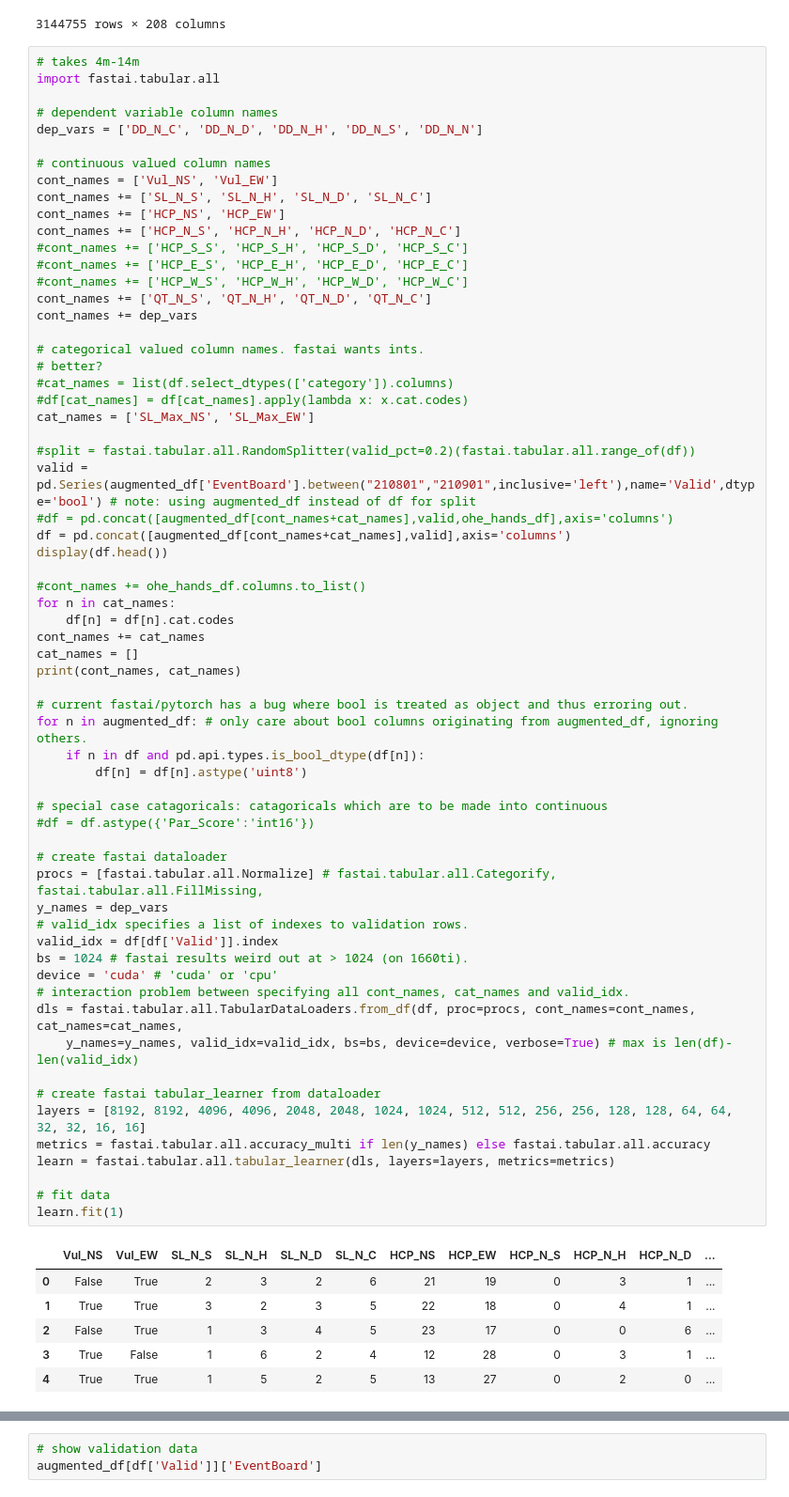
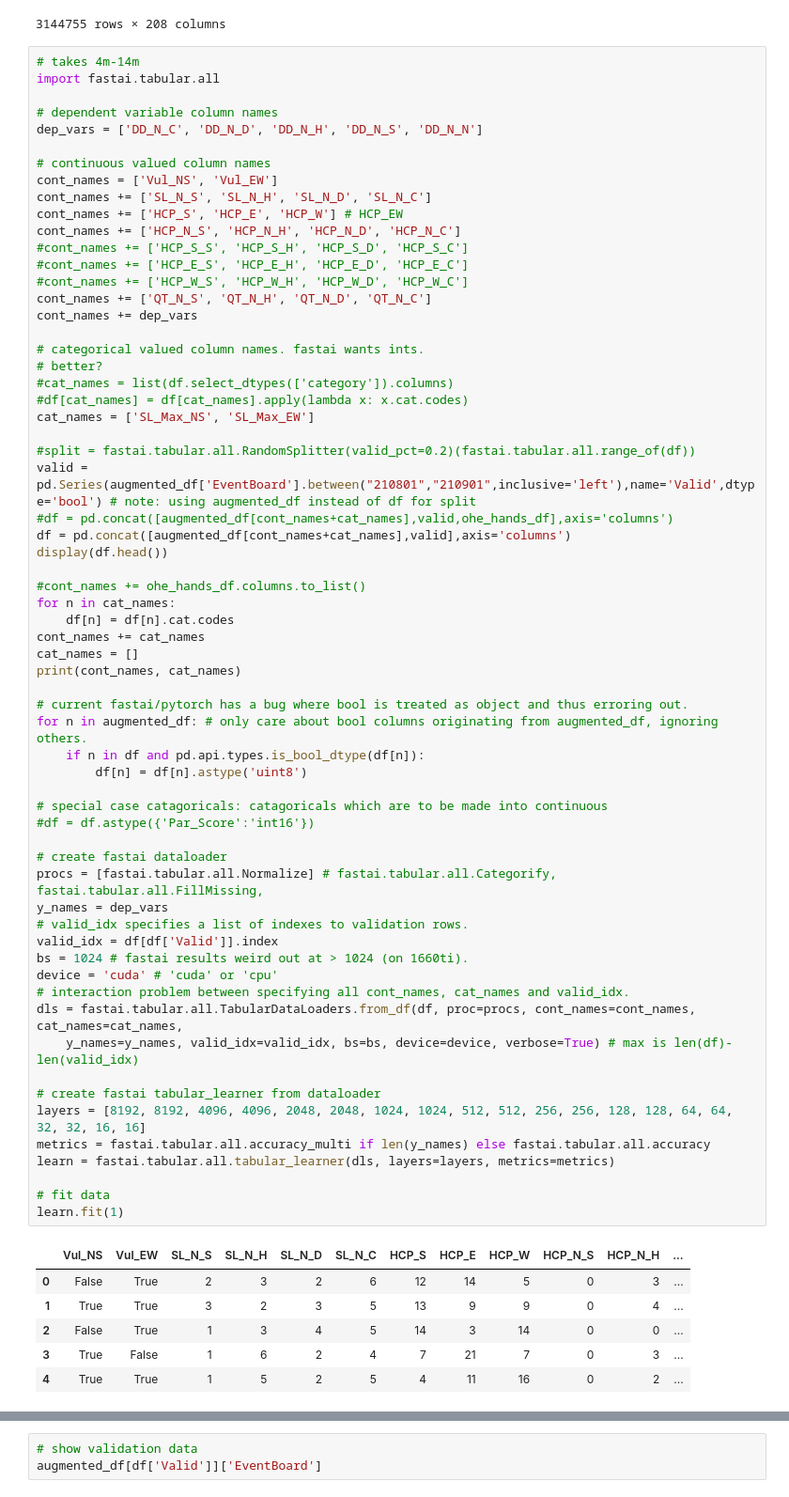
Before and after one commit to BSalita/ML-Contract-Bridge, a Jupyter notebook: src/acbl/acbl_hand_records_train_fastai_dd_experiments.ipynb, the cells around one changed output, grey strips where cells are left out. Shown at 94% size. Cells and saved outputs as stored; diff of their text form.

```diff
--- a/src/acbl/acbl_hand_records_train_fastai_dd_experiments.ipynb
+++ b/src/acbl/acbl_hand_records_train_fastai_dd_experiments.ipynb
@@ -126,7 +126,7 @@ dep_vars = ['DD_N_C', 'DD_N_D', 'DD_N_H', 'DD_N_S', 'DD_N_N']
 # continuous valued column names
 cont_names = ['Vul_NS', 'Vul_EW']
 cont_names += ['SL_N_S', 'SL_N_H', 'SL_N_D', 'SL_N_C']
-cont_names += ['HCP_NS', 'HCP_EW']
+cont_names += ['HCP_S', 'HCP_E', 'HCP_W'] # HCP_EW
 cont_names += ['HCP_N_S', 'HCP_N_H', 'HCP_N_D', 'HCP_N_C']
 #cont_names += ['HCP_S_S', 'HCP_S_H', 'HCP_S_D', 'HCP_S_C']
 #cont_names += ['HCP_E_S', 'HCP_E_H', 'HCP_E_D', 'HCP_E_C']
@@ -153,36 +153,36 @@ cont_names += cat_names
 cat_names = []
 print(cont_names, cat_names)
 
 # current fastai/pytorch has a bug where bool is treated as object and thus erroring out.
 for n in augmented_df: # only care about bool columns originating from augmented_df, ignoring others.
     if n in df and pd.api.types.is_bool_dtype(df[n]):
         df[n] = df[n].astype('uint8')
 
 # special case catagoricals: catagoricals which are to be made into continuous
 #df = df.astype({'Par_Score':'int16'})
 
 # create fastai dataloader
 procs = [fastai.tabular.all.Normalize] # fastai.tabular.all.Categorify, fastai.tabular.all.FillMissing,
 y_names = dep_vars
 # valid_idx specifies a list of indexes to validation rows.
 valid_idx = df[df['Valid']].index
 bs = 1024 # fastai results weird out at > 1024 (on 1660ti).
 device = 'cuda' # 'cuda' or 'cpu'
 # interaction problem between specifying all cont_names, cat_names and valid_idx.
 dls = fastai.tabular.all.TabularDataLoaders.from_df(df, proc=procs, cont_names=cont_names, cat_names=cat_names,
     y_names=y_names, valid_idx=valid_idx, bs=bs, device=device, verbose=True) # max is len(df)-len(valid_idx)
 
 # create fastai tabular_learner from dataloader
 layers = [8192, 8192, 4096, 4096, 2048, 2048, 1024, 1024, 512, 512, 256, 256, 128, 128, 64, 64, 32, 32, 16, 16]
 metrics = fastai.tabular.all.accuracy_multi if len(y_names) else fastai.tabular.all.accuracy
 learn = fastai.tabular.all.tabular_learner(dls, layers=layers, metrics=metrics)
 
 # fit data
 learn.fit(1)
 # %% [output]
-|  | Vul_NS | Vul_EW | SL_N_S | SL_N_H | SL_N_D | SL_N_C | HCP_NS | HCP_EW | HCP_N_S | HCP_N_H | HCP_N_D | ... |
-| 0 | False | True | 2 | 3 | 2 | 6 | 21 | 19 | 0 | 3 | 1 | ... |
-| 1 | True | True | 3 | 2 | 3 | 5 | 22 | 18 | 0 | 4 | 1 | ... |
-| 2 | False | True | 1 | 3 | 4 | 5 | 23 | 17 | 0 | 0 | 6 | ... |
-| 3 | True | False | 1 | 6 | 2 | 4 | 12 | 28 | 0 | 3 | 1 | ... |
-| 4 | True | True | 1 | 5 | 2 | 5 | 13 | 27 | 0 | 2 | 0 | ... |
+|  | Vul_NS | Vul_EW | SL_N_S | SL_N_H | SL_N_D | SL_N_C | HCP_S | HCP_E | HCP_W | HCP_N_S | HCP_N_H | ... |
+| 0 | False | True | 2 | 3 | 2 | 6 | 12 | 14 | 5 | 0 | 3 | ... |
+| 1 | True | True | 3 | 2 | 3 | 5 | 13 | 9 | 9 | 0 | 4 | ... |
+| 2 | False | True | 1 | 3 | 4 | 5 | 14 | 3 | 14 | 0 | 0 | ... |
+| 3 | True | False | 1 | 6 | 2 | 4 | 7 | 21 | 7 | 0 | 3 | ... |
+| 4 | True | True | 1 | 5 | 2 | 5 | 4 | 11 | 16 | 0 | 2 | ... |
```
Also changed, not shown: parts of 11 cells of this notebook, 3 other files.
